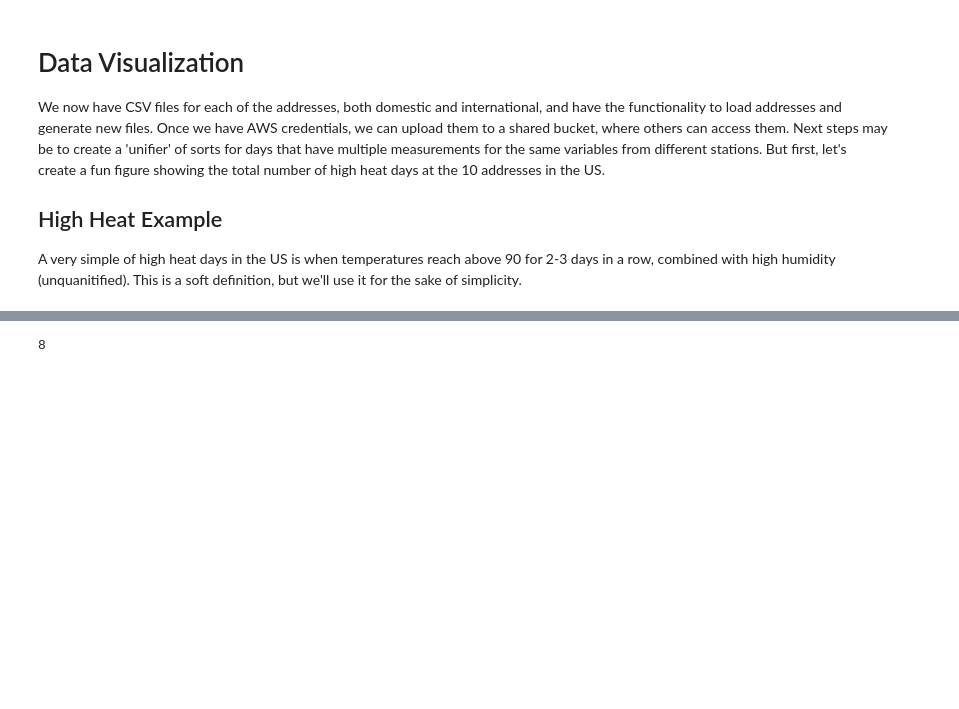
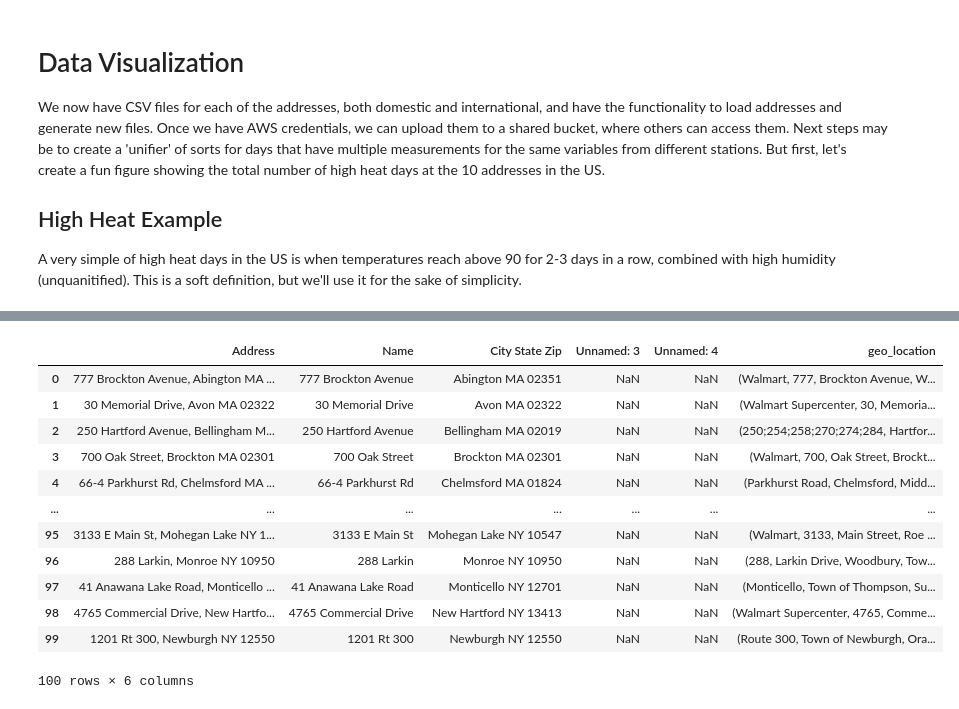
Before and after one commit to mborrus/Insurance_Weather, a Jupyter notebook: Address_to_Weather_Station.ipynb, the cells around one changed output, grey strips where cells are left out. Saved outputs shown, nothing was run; the diff lists cells and outputs as text; code cells hidden in the pictures; blank space fills up the shorter version.

```diff
--- a/Address_to_Weather_Station.ipynb
+++ b/Address_to_Weather_Station.ipynb
@@ -717,4 +680,16 @@ Full House' House , One day heat warning: 9 ; >Two day heat warning: 1
-# %%
-len(Heat_Data[Heat_Data["Persistance"]>=2])
-# %% [output]
-8
+# %%
+Address_Info
+# %% [output]
+|  | Address | Name | City State Zip | Unnamed: 3 | Unnamed: 4 | geo_location |
+| 0 | 777 Brockton Avenue, Abington MA ... | 777 Brockton Avenue | Abington MA 02351 | NaN | NaN | (Walmart, 777, Brockton Avenue, W... |
+| 1 | 30 Memorial Drive, Avon MA 02322 | 30 Memorial Drive | Avon MA 02322 | NaN | NaN | (Walmart Supercenter, 30, Memoria... |
+| 2 | 250 Hartford Avenue, Bellingham M... | 250 Hartford Avenue | Bellingham MA 02019 | NaN | NaN | (250;254;258;270;274;284, Hartfor... |
+| 3 | 700 Oak Street, Brockton MA 02301 | 700 Oak Street | Brockton MA 02301 | NaN | NaN | (Walmart, 700, Oak Street, Brockt... |
+| 4 | 66-4 Parkhurst Rd, Chelmsford MA ... | 66-4 Parkhurst Rd | Chelmsford MA 01824 | NaN | NaN | (Parkhurst Road, Chelmsford, Midd... |
+| ... | ... | ... | ... | ... | ... | ... |
+| 95 | 3133 E Main St, Mohegan Lake NY 1... | 3133 E Main St | Mohegan Lake NY 10547 | NaN | NaN | (Walmart, 3133, Main Street, Roe ... |
+| 96 | 288 Larkin, Monroe NY 10950 | 288 Larkin | Monroe NY 10950 | NaN | NaN | (288, Larkin Drive, Woodbury, Tow... |
+| 97 | 41 Anawana Lake Road, Monticello ... | 41 Anawana Lake Road | Monticello NY 12701 | NaN | NaN | (Monticello, Town of Thompson, Su... |
+| 98 | 4765 Commercial Drive, New Hartfo... | 4765 Commercial Drive | New Hartford NY 13413 | NaN | NaN | (Walmart Supercenter, 4765, Comme... |
+| 99 | 1201 Rt 300, Newburgh NY 12550 | 1201 Rt 300 | Newburgh NY 12550 | NaN | NaN | (Route 300, Town of Newburgh, Ora... |
+100 rows × 6 columns
```
Also changed, not shown: parts of 21 cells of this notebook, 1 other file.
